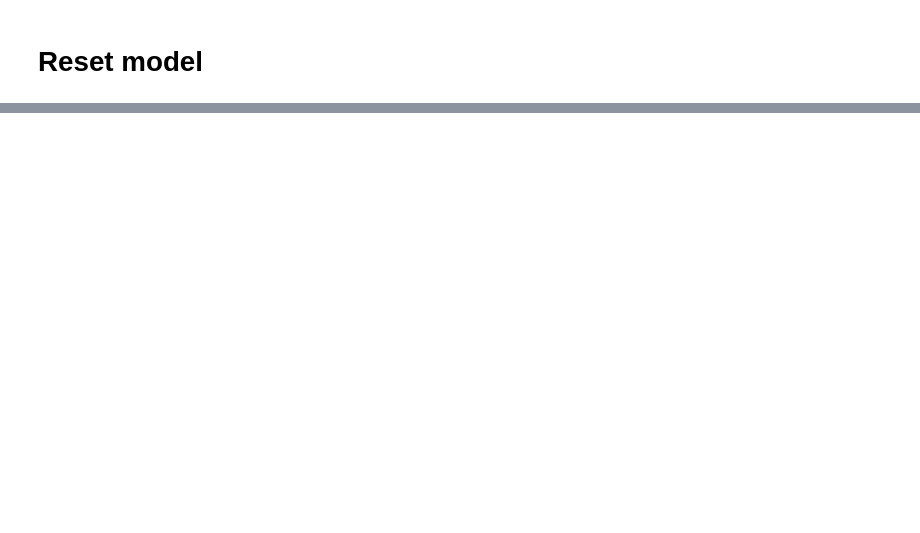
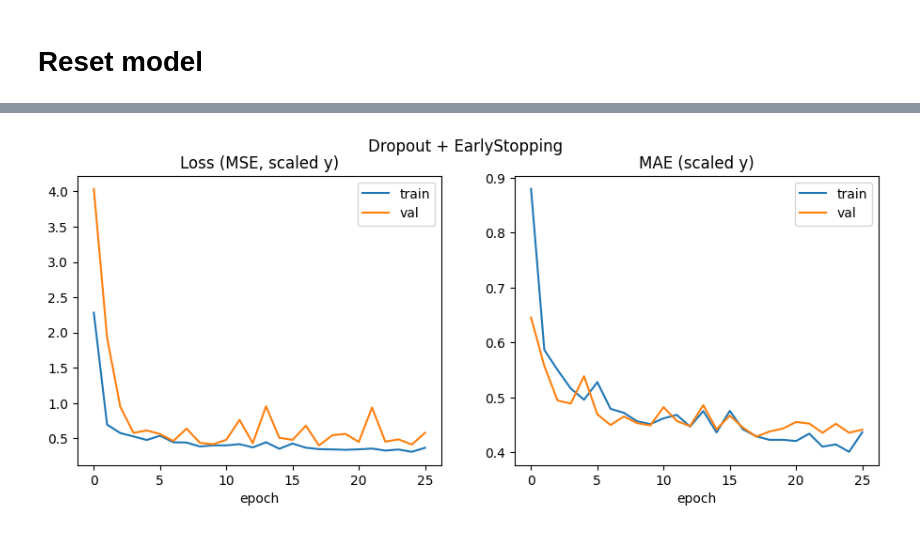
Before and after one commit to SparklePh/KMITL_Deep_Learning_Workshop, a Jupyter notebook: Deep_learning_workshop_2.ipynb, the cells around one changed output, grey strips where cells are left out. Saved outputs shown, nothing was run; the diff lists cells and outputs as text; code cells hidden in the pictures; blank space fills up the shorter version.

```diff
--- a/Deep_learning_workshop_2.ipynb
+++ b/Deep_learning_workshop_2.ipynb
@@ -243,0 +384,35 @@ Restoring model weights from the end of the best epoch: 7.
+# %%
+EPOCHS = 60
+BATCH_SIZE = 16
+
+checkpoint_cb = keras.callbacks.ModelCheckpoint(
+    filepath="best_regressor.keras",   # or "best_regressor.h5"
+    monitor="val_loss",
+    save_best_only=True,
+    mode="min",
+    verbose=1
+)
+
+earlystop_cb = keras.callbacks.EarlyStopping(
+    monitor="val_loss",
+    patience=8,                        # try 5–10; adjust to dataset size
+    restore_best_weights=True,         # roll back to the best epoch
+    mode="min",
+    verbose=1
+)
+
+
+# ------- Train -------
+history_all = model.fit(
+    X_train, y_train,
+    validation_data=(X_val, y_val),
+    epochs= EPOCHS,
+    batch_size= BATCH_SIZE,
+    callbacks=[checkpoint_cb, earlystop_cb],
+    verbose=1
+)
+
+# ------- Load best model for evaluation / inference -------
+best_model = keras.models.load_model("best_regressor.keras")
+test_loss, test_mae = best_model.evaluate(X_test, y_test, verbose=0)
+print(f"Best model -> Test MSE: {test_loss:.4f}, Test MAE: {test_mae:.4f}")
@@ -243,0 +437,4 @@ Restoring model weights from the end of the best epoch: 7.
+# %%
+plot_history(history_all, "Dropout + EarlyStopping")
+# %% [output]
+[figure, added]
```
Also changed, not shown: parts of 19 cells of this notebook.
